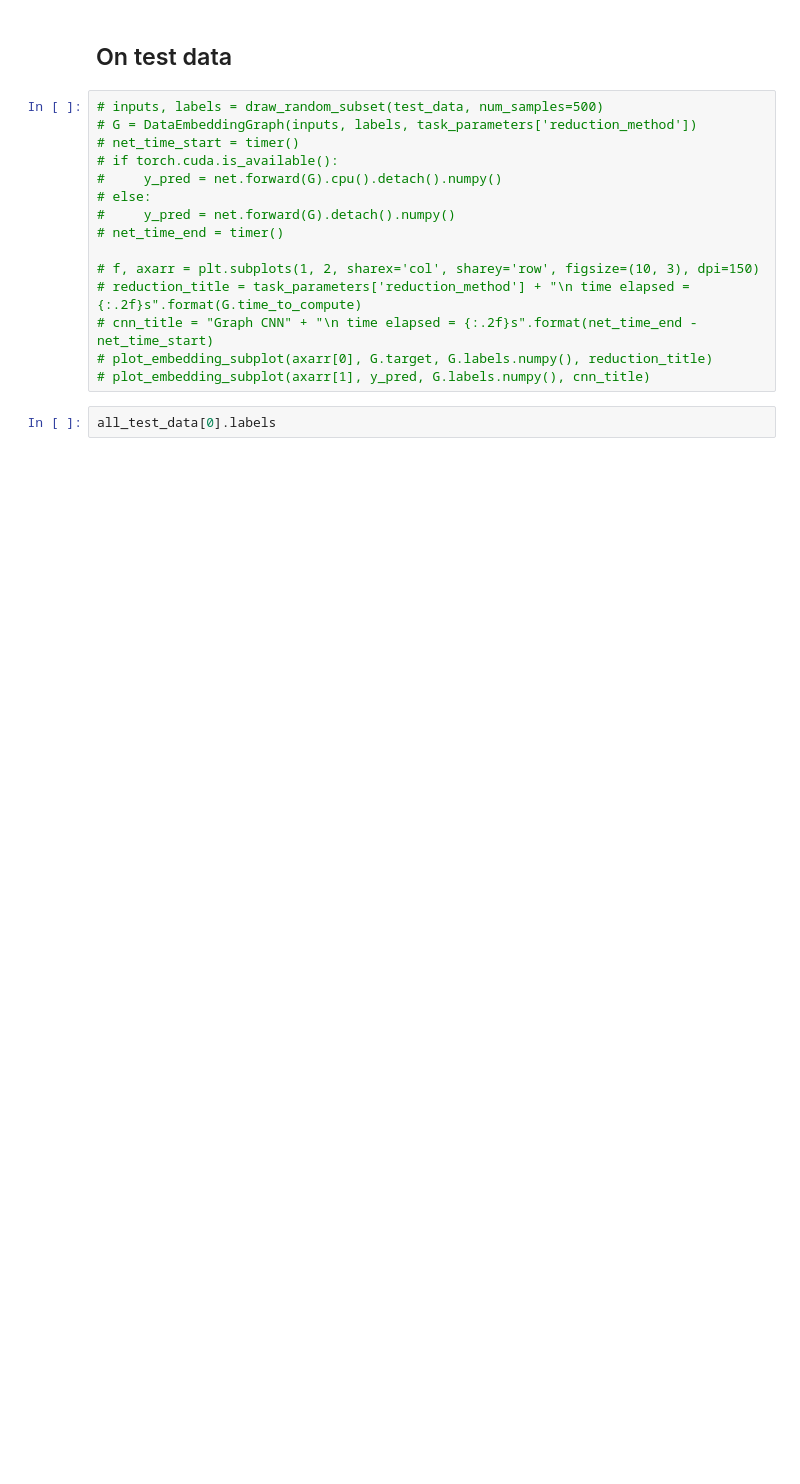
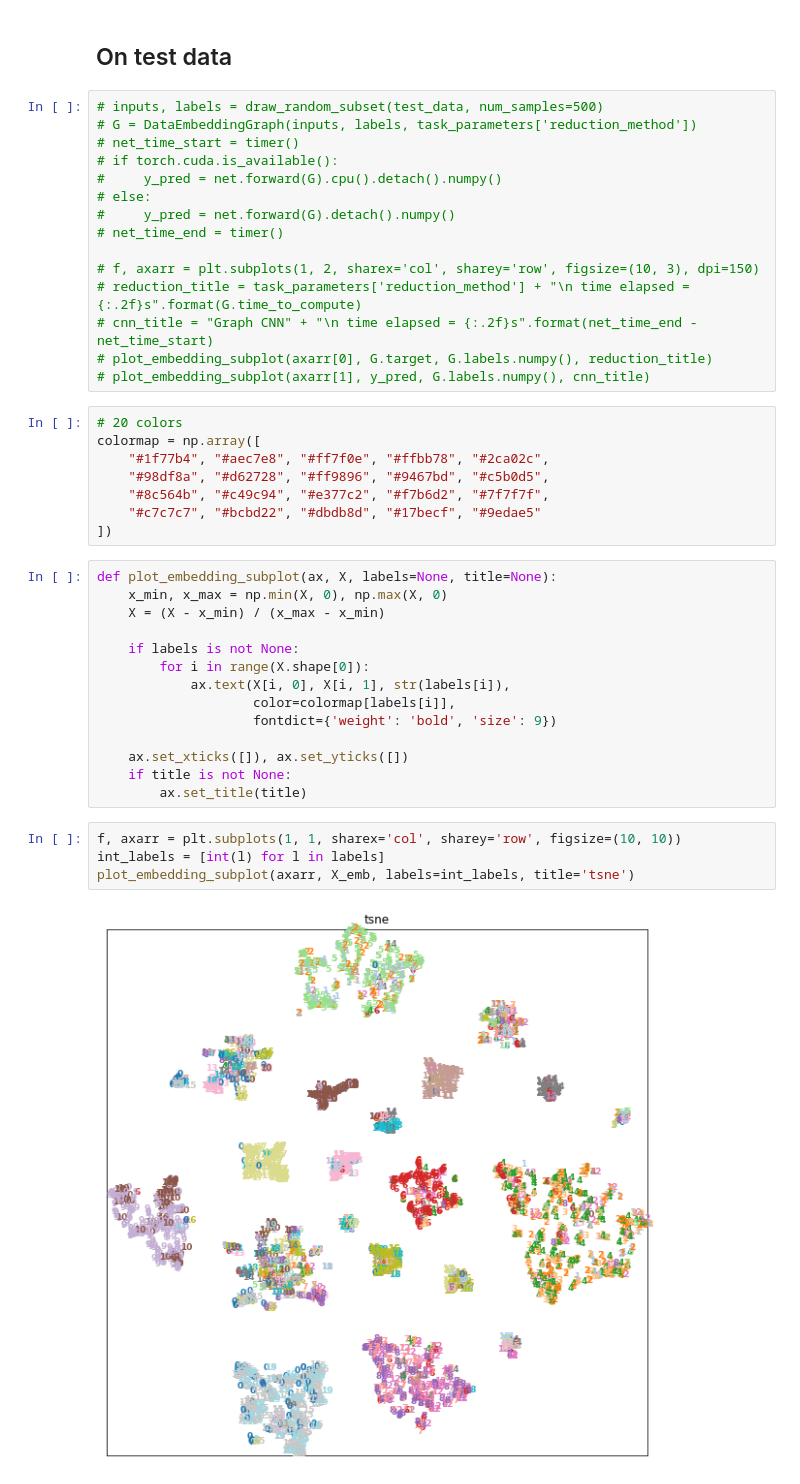
Before and after one commit to leowyy/fyp-graph-clustering, a Jupyter notebook: train_net_preprocessed.ipynb, the cells around one changed output. Drawn from its saved outputs; the diff is of its cells as text; blank space fills up the shorter version.

```diff
--- a/train_net_preprocessed.ipynb
+++ b/train_net_preprocessed.ipynb
@@ -296,5 +295,31 @@ if opt_parameters['save_flag']:
 # cnn_title = "Graph CNN" + "\n time elapsed = {:.2f}s".format(net_time_end - net_time_start)
 # plot_embedding_subplot(axarr[0], G.target, G.labels.numpy(), reduction_title)
 # plot_embedding_subplot(axarr[1], y_pred, G.labels.numpy(), cnn_title)
-# %%
-all_test_data[0].labels
+# %%
+# 20 colors
+colormap = np.array([
+    "#1f77b4", "#aec7e8", "#ff7f0e", "#ffbb78", "#2ca02c",
+    "#98df8a", "#d62728", "#ff9896", "#9467bd", "#c5b0d5",
+    "#8c564b", "#c49c94", "#e377c2", "#f7b6d2", "#7f7f7f",
+    "#c7c7c7", "#bcbd22", "#dbdb8d", "#17becf", "#9edae5"
+])
+# %%
+def plot_embedding_subplot(ax, X, labels=None, title=None):
+    x_min, x_max = np.min(X, 0), np.max(X, 0)
+    X = (X - x_min) / (x_max - x_min)
+
+    if labels is not None:
+        for i in range(X.shape[0]):
+            ax.text(X[i, 0], X[i, 1], str(labels[i]),
+                    color=colormap[labels[i]],
+                    fontdict={'weight': 'bold', 'size': 9})
+
+    ax.set_xticks([]), ax.set_yticks([])
+    if title is not None:
+        ax.set_title(title)
+# %%
+f, axarr = plt.subplots(1, 1, sharex='col', sharey='row', figsize=(10, 10))
+int_labels = [int(l) for l in labels]
+plot_embedding_subplot(axarr, X_emb, labels=int_labels, title='tsne')
+# %% [output]
+[figure, added]
```
Also changed, not shown: parts of 9 cells of this notebook, 2 other files.
